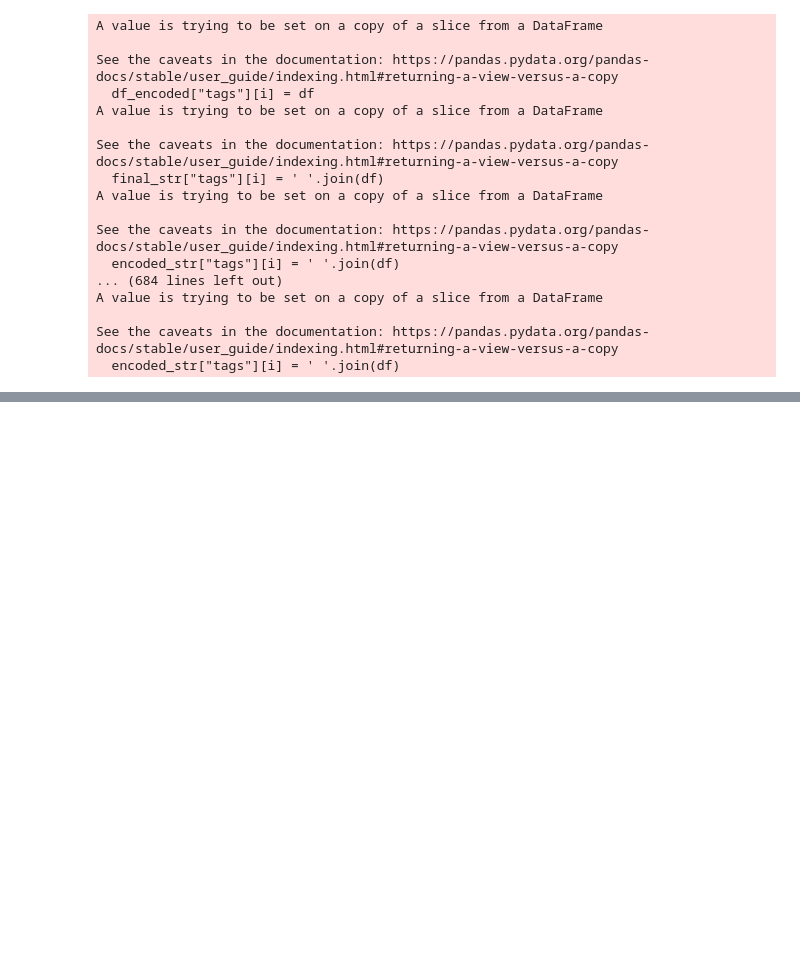
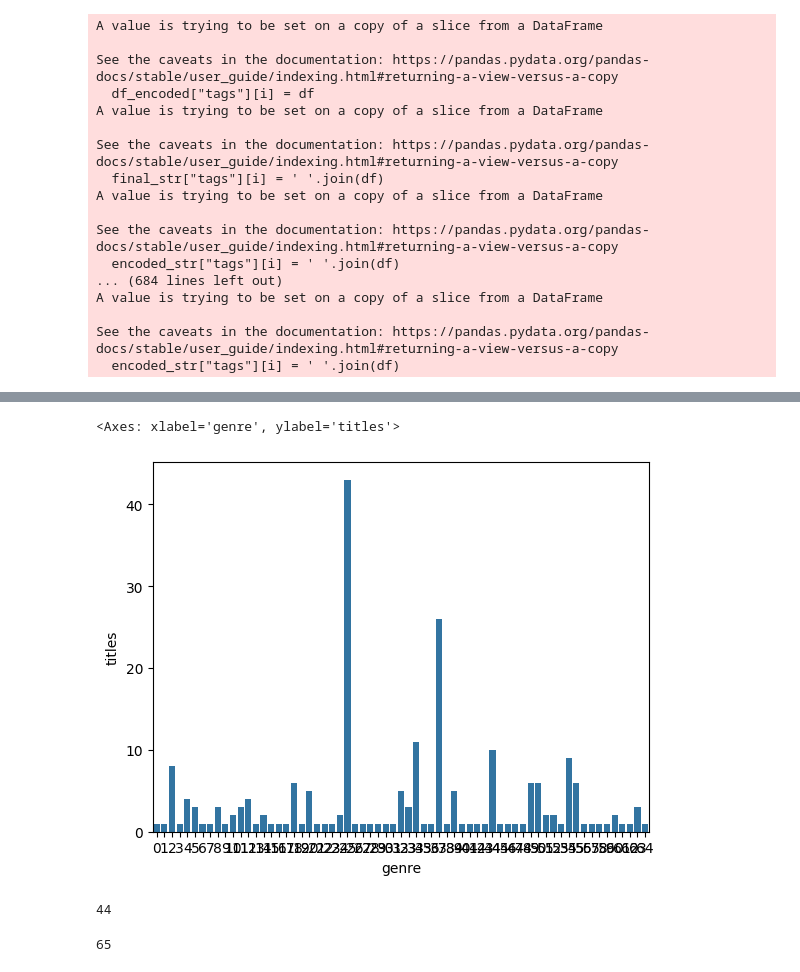
Before and after one commit to DylanSTucker/cmpt318-dataAnalysis, a Jupyter notebook: src/results.ipynb, the cells around one changed output, grey strips where cells are left out. Saved outputs shown, nothing was run; the diff lists cells and outputs as text; code cells hidden in the pictures; blank space fills up the shorter version.

```diff
--- a/src/results.ipynb
+++ b/src/results.ipynb
@@ -95,0 +267,13 @@ See the caveats in the documentation: https://pandas.pydata.org/pandas-docs/stab
+# %%
+sns.barplot(data=df_genre, x="genre", y="titles")
+# %% [output]
+<Axes: xlabel='genre', ylabel='titles'>
+[figure, added]
+# %%
+len(df_encoded)
+# %% [output]
+44
+# %%
+len(df_genre)
+# %% [output]
+65
```
Also changed, not shown: parts of 16 cells of this notebook, 7 other files.
